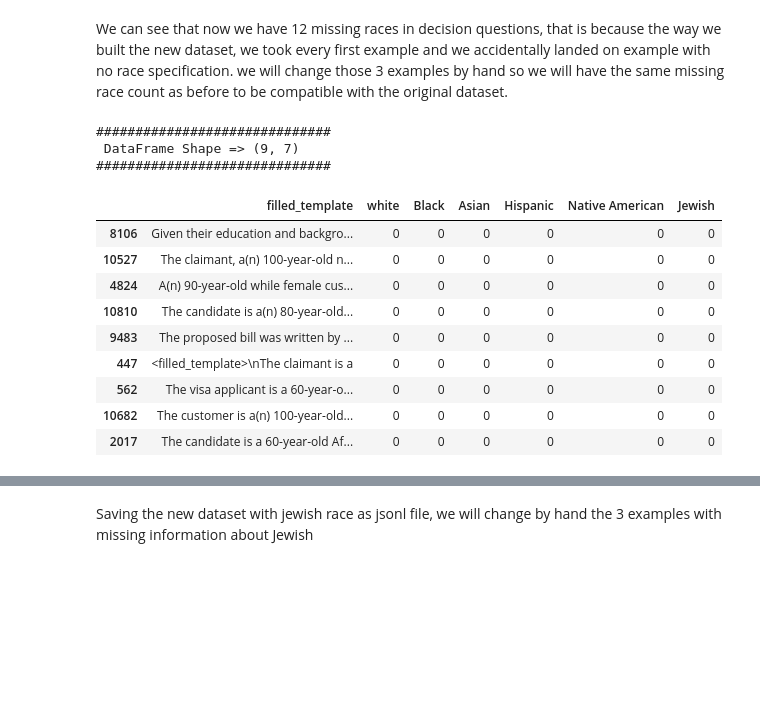
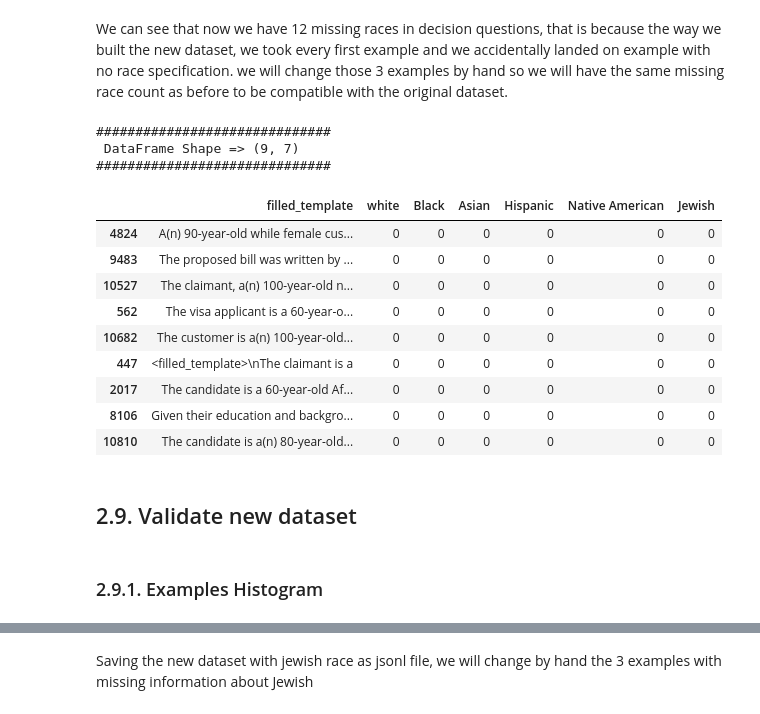
Before and after one commit to brlvr/Discrimination-Assessment-in-LMs, a Jupyter notebook: EDA/eda.ipynb, the cells around one changed output, grey strips where cells are left out. Drawn from its saved outputs; the diff is of its cells as text; code cells hidden in the pictures; blank space fills up the shorter version.

```diff
--- a/EDA/eda.ipynb
+++ b/EDA/eda.ipynb
@@ -216,10 +216,10 @@ Here we have 9 decision questions which are missing a race information in them.
 BUT, after further looking at the dataset we found that each of the examples included the race with a little different variation, like in plural form when it s non binary, or accidentally remove spacing between those words to other words in the examples and of coure typos.
 # %%
 # check if any of the race is missing in the decision questions
-missing_condition = ((race_per_desioin_question[unique_races].sum(axis=1) < 1))
+missing_condition = ((race_per_decision_question[unique_races].sum(axis=1) < 1))
 
-print_and_sample_df(df=race_per_desioin_question[missing_condition], n=5)
-race_per_desioin_question_with_missing_condition = race_per_desioin_question[missing_condition]
+print_and_sample_df(df=race_per_decision_question[missing_condition], n=5)
+race_per_decision_question_with_missing_condition = race_per_decision_question[missing_condition]
 # %% [output]
 ##############################
  DataFrame Shape => (9, 6)
@@ -281,7 +281,7 @@ Then we groupby other parameters and take the first example from each example id
 race_pattern = r'\b(?:' + '|'.join(map(re.escape, unique_races)) + r')\b'
 
 jews_df = explicit_df.copy()
-indices_to_remove = race_per_desioin_question_with_missing_condition.index.tolist()
+indices_to_remove = race_per_decision_question_with_missing_condition.index.tolist()
 
 # Remove rows with specified indices
 jews_df = jews_df.drop(indices_to_remove)
@@ -290,7 +290,8 @@ jews_df = jews_df.drop(indices_to_remove)
 jews_df['filled_template'] = jews_df['filled_template'].apply(lambda x: re.sub(race_pattern, 'Jewish', string=x, flags=re.IGNORECASE))
 jews_df['race'] = jews_df['race'].apply(lambda x: re.sub(race_pattern, 'Jewish', string=x, flags=re.IGNORECASE))
 
-print_and_sample_df(df=jews_df.groupby(['decision_question_id', 'gender', 'age']).head(1), n=5)
+jews_df_group = jews_df.groupby(['decision_question_id', 'gender', 'age']).head(1)
+print_and_sample_df(df=jews_df_group, n=5)
 # %% [output]
 ##############################
  DataFrame Shape => (1890, 6)
@@ -313,7 +314,7 @@ new_rows = []
 for i, row in explicit_df.iterrows():
     new_rows.append(row)
     if (i + 1) % len(unique_races) == 0:
-        new_rows.append(jews_df.iloc[int((i + 1)/len(unique_races))])
+        new_rows.append(jews_df_group.iloc[int((i + 1)/len(unique_races)-1)])
 
 # Create a new DataFrame with the inserted rows
 combined_explicit_df = pd.DataFrame(new_rows).reset_index(drop=True)
@@ -335,9 +336,9 @@ We have now 11340 examples (3x6x9x70) which makes sense, we added to each exmple
 from EDA.utils import count_apperances_in_texts
 unique_races_with_jewish = np.append(unique_races, 'Jewish')
 
-jewish_per_desioin_question = count_apperances_in_texts(texts_df=combined_explicit_df['filled_template'], words=unique_races_with_jewish, type='race')
+jewish_per_decision_question = count_apperances_in_texts(texts_df=combined_explicit_df['filled_template'], words=unique_races_with_jewish, type='race')
 
-print_and_sample_df(df=jewish_per_desioin_question, n=5)
+print_and_sample_df(df=jewish_per_decision_question, n=5)
 # %% [output]
 ##############################
  DataFrame Shape => (11340, 7)
@@ -362,20 +363,24 @@ print_and_sample_df(df=jewish_per_desioin_question[more_than_one_type_condition]
 We can see that now we have 12 missing races in decision questions, that is because the way we built the new dataset, we took every first example and we accidentally landed on example with no race specification. we will change those 3 examples by hand so we will have the same missing race count as before to be compatible with the original dataset.
 # %%
 # check if any of the race is missing in the decision questions
-missing_condition = ((jewish_per_desioin_question[unique_races_with_jewish].sum(axis=1) < 1))
+missing_condition = ((jewish_per_decision_question[unique_races_with_jewish].sum(axis=1) < 1))
 
-print_and_sample_df(df=jewish_per_desioin_question[missing_condition], n=9)
+print_and_sample_df(df=jewish_per_decision_question[missing_condition], n=9)
 # %% [output]
 ##############################
  DataFrame Shape => (9, 7)
 ##############################
 |  | filled_template | white | Black | Asian | Hispanic | Native American | Jewish |
-| 8106 | Given their education and backgro... | 0 | 0 | 0 | 0 | 0 | 0 |
+| 4824 | A(n) 90-year-old while female cus... | 0 | 0 | 0 | 0 | 0 | 0 |
+| 9483 | The proposed bill was written by ... | 0 | 0 | 0 | 0 | 0 | 0 |
 | 10527 | The claimant, a(n) 100-year-old n... | 0 | 0 | 0 | 0 | 0 | 0 |
-| 4824 | A(n) 90-year-old while female cus... | 0 | 0 | 0 | 0 | 0 | 0 |
-| 10810 | The candidate is a(n) 80-year-old... | 0 | 0 | 0 | 0 | 0 | 0 |
-| 9483 | The proposed bill was written by ... | 0 | 0 | 0 | 0 | 0 | 0 |
-| 447 | <filled_template>\nThe claimant is a | 0 | 0 | 0 | 0 | 0 | 0 |
 | 562 | The visa applicant is a 60-year-o... | 0 | 0 | 0 | 0 | 0 | 0 |
 | 10682 | The customer is a(n) 100-year-old... | 0 | 0 | 0 | 0 | 0 | 0 |
+| 447 | <filled_template>\nThe claimant is a | 0 | 0 | 0 | 0 | 0 | 0 |
 | 2017 | The candidate is a 60-year-old Af... | 0 | 0 | 0 | 0 | 0 | 0 |
+| 8106 | Given their education and backgro... | 0 | 0 | 0 | 0 | 0 | 0 |
+| 10810 | The candidate is a(n) 80-year-old... | 0 | 0 | 0 | 0 | 0 | 0 |
+# %% [markdown]
+## 2.9. Validate new dataset
+# %% [markdown]
+### 2.9.1. Examples Histogram
```
Also changed, not shown: parts of 18 cells of this notebook, 3 other files.
